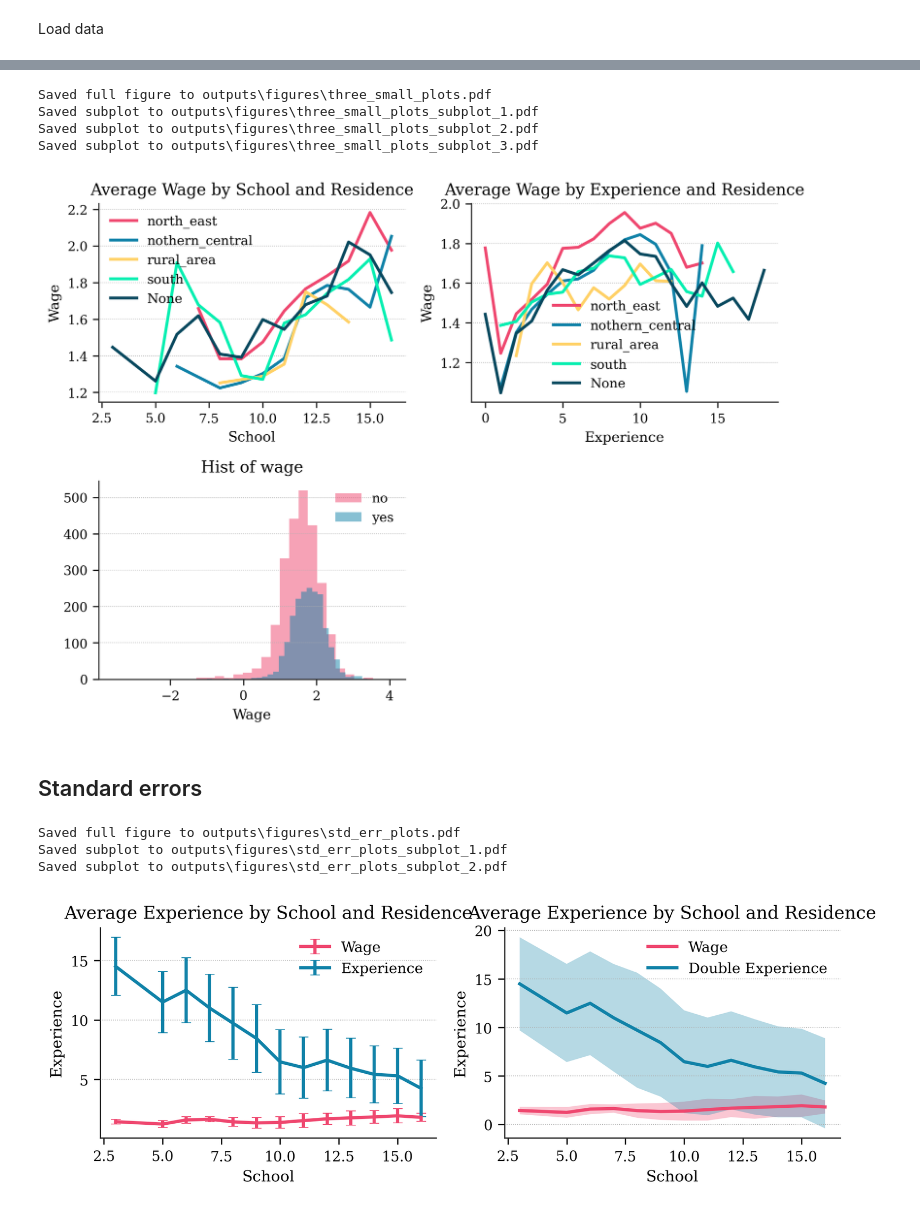
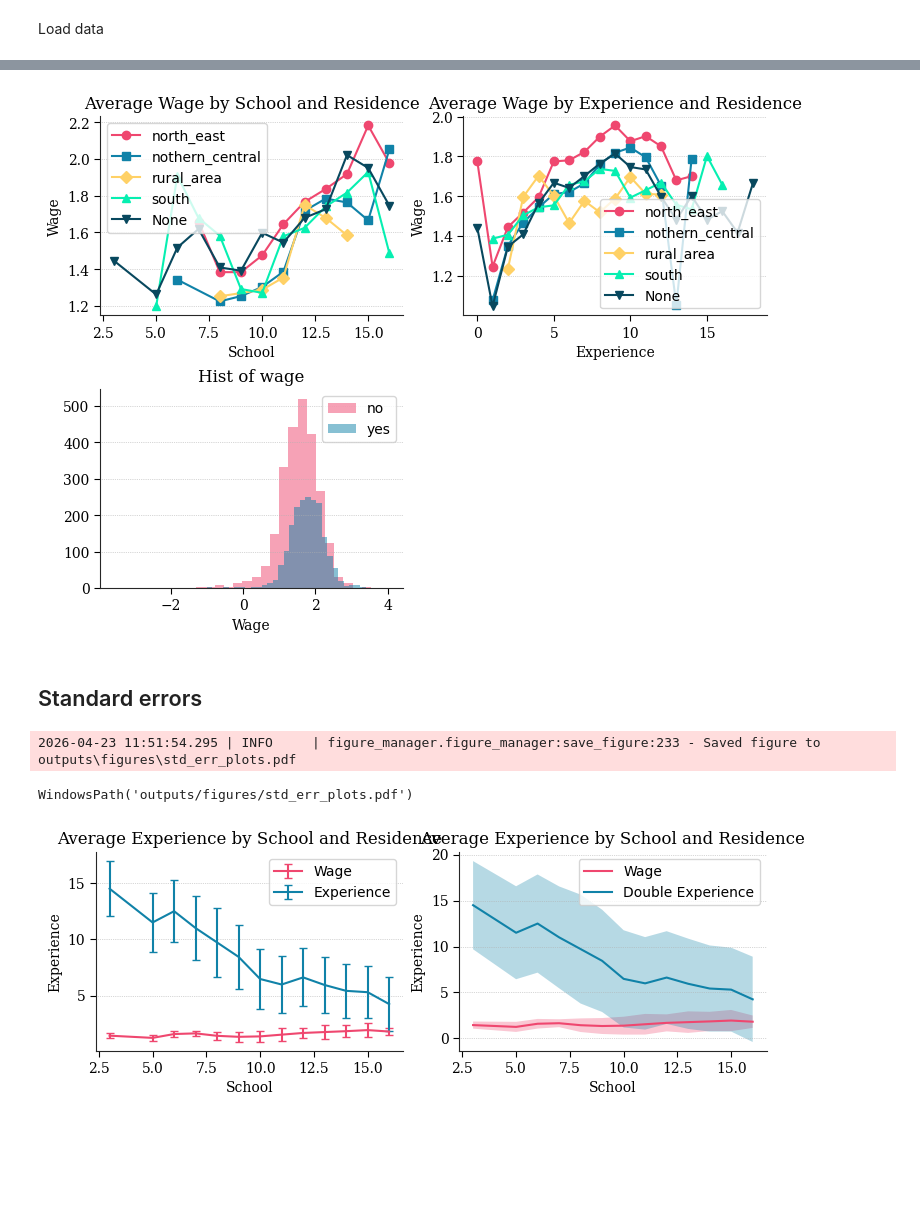
Before and after one commit to AdamHallengreen/figure-manager, a Jupyter notebook: notebooks/example.ipynb, the cells around one changed output, grey strips where cells are left out. Drawn from its saved outputs; the diff is of its cells as text; code cells hidden in the pictures; blank space fills up the shorter version.

```diff
--- a/notebooks/example.ipynb
+++ b/notebooks/example.ipynb
@@ -65,7 +65,6 @@ generate_plot(
 fm = FigureManager(
     output_dir=FIGURES_PATH,
     paper_size=PAPER_SIZE,
-    file_ext=FILE_EXT,
     use_latex=USE_LATEX,
 )
 
@@ -84,5 +83,5 @@ axes[0] = generate_plot(
     # title='Average Wage by School and Residence'
 )
 
-fm.save_figure(filename="one_big_plot")
+fm.save_figure(fig, filename="one_big_plot.pdf")
 # %% [output]
@@ -92,14 +92,6 @@ Saved subplot to outputs\figures\one_big_plot_subplot_1.pdf
 # %%
-# Set up the FigureManager
-fm = FigureManager(
-    output_dir=FIGURES_PATH,
-    paper_size=PAPER_SIZE,
-    file_ext=FILE_EXT,
-    use_latex=USE_LATEX,
-)
-
 # Create figure and subplot managers with specified layout
-fig, axes = fm.create_figure(n_rows=2, n_cols=2, n_subplots=3)
+fig, axes = fm.create_figure(n_rows=2, n_cols=2, n_subplots=3, cycle="markers")
 
 axes[0] = generate_plot(
     data,
@@ -141,7 +133,7 @@ axes[2] = generate_plot(
 )
 
 # Save the entire figure and subplots
-fm.save_figure(filename="three_small_plots")
+fm.save_figure(fig, filename="three_small_plots.pdf")
 
 # Optional: Display the figure
 plt.show()
@@ -161,20 +154,7 @@ plt.show()
-Saved full figure to outputs\figures\three_small_plots.pdf
-Saved subplot to outputs\figures\three_small_plots_subplot_1.pdf
-Saved subplot to outputs\figures\three_small_plots_subplot_2.pdf
-Saved subplot to outputs\figures\three_small_plots_subplot_3.pdf
-[figure, old version]
+[figure, new version]
 # %% [markdown]
 ## Standard errors
 # %%
-# Set up the FigureManager
-fm = FigureManager(
-    output_dir=FIGURES_PATH,
-    paper_size=PAPER_SIZE,
-    file_ext=FILE_EXT,
-    use_latex=USE_LATEX,
-)
-
-
 cd = (
     data.group_by("school")
     .agg(
@@ -240,9 +220,8 @@ axes[1] = generate_plot(
     label="Double Experience",
 )
 
-fm.save_figure(filename="std_err_plots")
+fm.save_figure(fig, filename="std_err_plots.pdf")
 # %% [output]
-Saved full figure to outputs\figures\std_err_plots.pdf
-Saved subplot to outputs\figures\std_err_plots_subplot_1.pdf
-Saved subplot to outputs\figures\std_err_plots_subplot_2.pdf
+2026-04-23 11:51:54.295 | INFO     | figure_manager.figure_manager:save_figure:233 - Saved figure to outputs\figures\std_err_plots.pdf
+WindowsPath('outputs/figures/std_err_plots.pdf')
-[figure, old version]
+[figure, new version]
```
Also changed, not shown: parts of 3 cells of this notebook, 8 other files.
